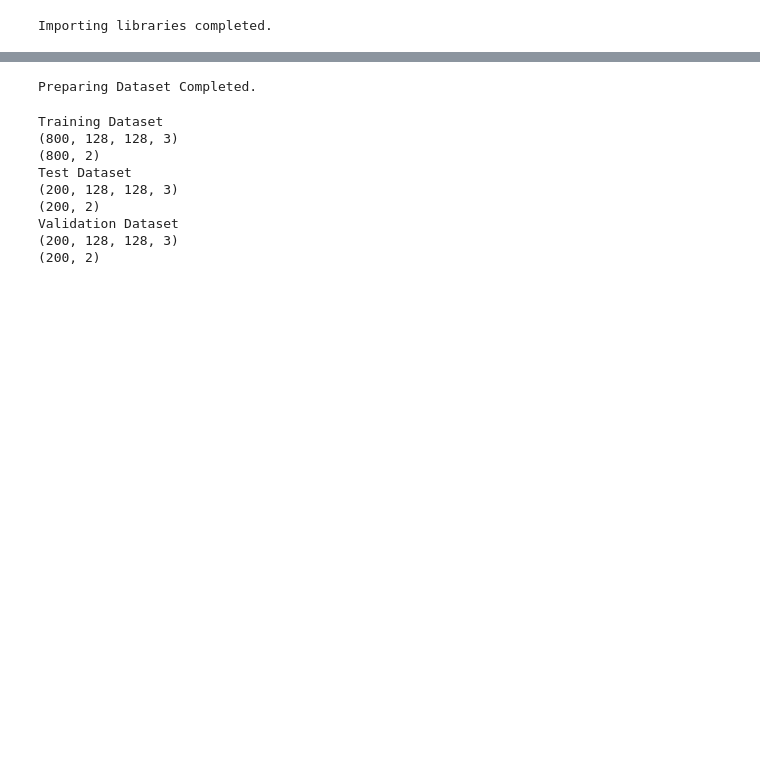
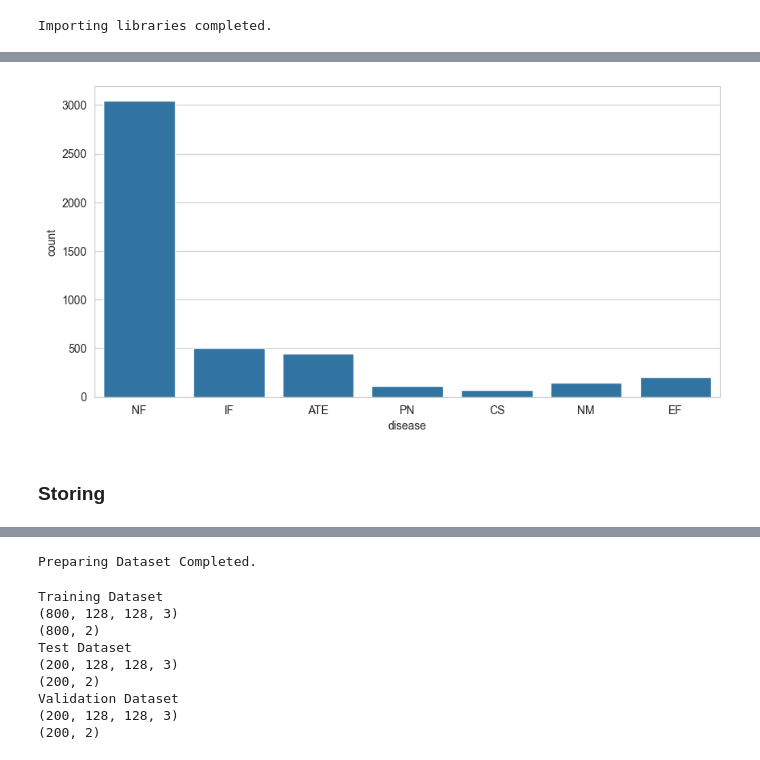
Before and after one commit to ythung85/Mixture_model, a Jupyter notebook: MM_covid_img_SMOTE.ipynb, the cells around one changed output, grey strips where cells are left out. Saved outputs shown, nothing was run; the diff lists cells and outputs as text; code cells hidden in the pictures; blank space fills up the shorter version.

```diff
--- a/MM_covid_img_SMOTE.ipynb
+++ b/MM_covid_img_SMOTE.ipynb
@@ -206,0 +206,40 @@ plotHistogram(DX[3], Dy[3])
+# %%
+NoFinding = "No Finding" #0
+Consolidation="Consolidation" #1
+Infiltration="Infiltration" #2
+Pneumothorax="Pneumothorax" #3
+Effusion="Effusion" #4
+NoduleMass="Nodule" #5
+Atelectasis="Atelectasis"  #6
+dlist = []
+labellist = ['NF','CS','IF','PN','EF','NM','ATE']
+
+for i in list(df.labels):
+    if i == 0:
+        dlist.append('NF')
+    elif i == 1:
+        dlist.append('CS')
+    elif i == 2:
+        dlist.append('IF')
+    elif i == 3:
+        dlist.append('PN')
+    elif i == 4:
+        dlist.append('EF')
+    elif i == 5:
+        dlist.append('NM')
+    else:
+        dlist.append('ATE')
+
+df['disease'] = dlist
+
+dsdf = pd.DataFrame()
+dsdf["images"]=list(DX)
+dsdf["labels"]=Dy
+dsdf['disease'] = dlist
+
+plt.figure(figsize=(10,5))
+sns.set_style("whitegrid")
+sns.countplot(df, x="disease")
+plt.show()
+# %% [output]
+[figure, added]
@@ -206,0 +306,2 @@ plotHistogram(DX[3], Dy[3])
+# %% [markdown]
+### Storing
```
Also changed, not shown: parts of 11 cells of this notebook, 1 other file.
